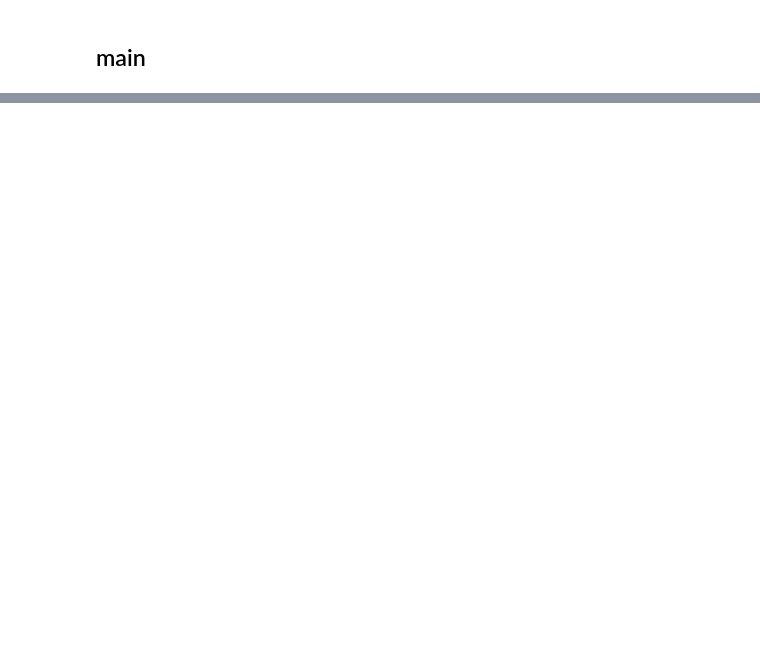
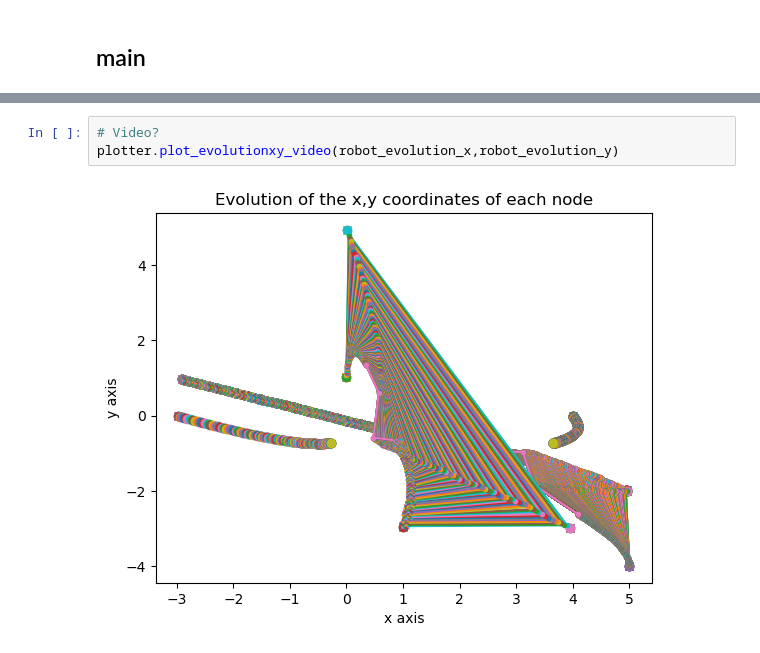
Before and after one commit to albertozafra7/MRS, a Jupyter notebook: Part2_Consensus/Lab/lab2.ipynb, the cells around one changed output, grey strips where cells are left out. Drawn from its saved outputs; the diff is of its cells as text; blank space fills up the shorter version.

```diff
--- a/Part2_Consensus/Lab/lab2.ipynb
+++ b/Part2_Consensus/Lab/lab2.ipynb
@@ -59,0 +73,5 @@ plot_evolutionxy(robot_evolution.x,robot_evolution.y)
+# %%
+# Video?
+plotter.plot_evolutionxy_video(robot_evolution_x,robot_evolution_y)
+# %% [output]
+[figure, added]
```
Also changed, not shown: parts of 5 cells of this notebook, 3 other files.
